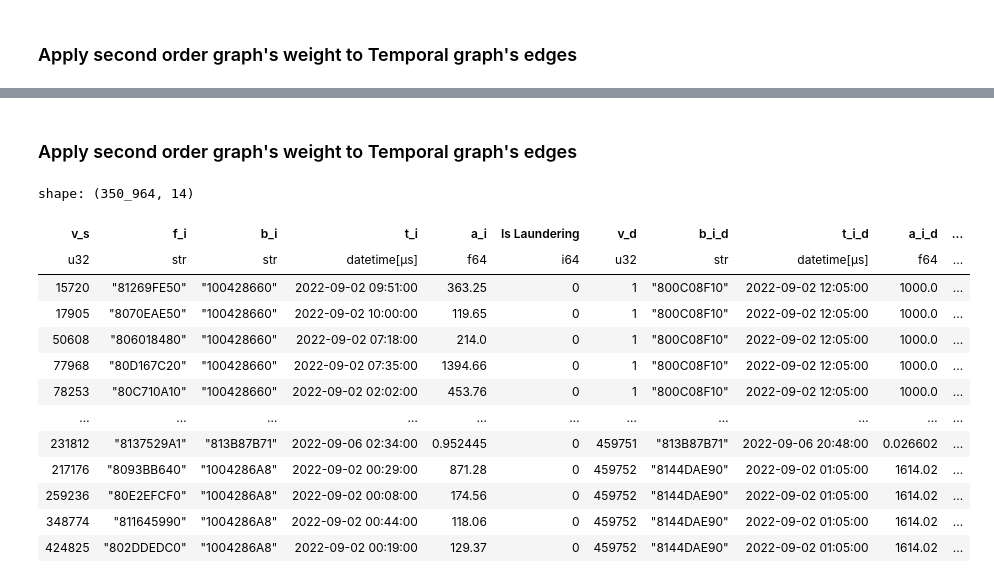
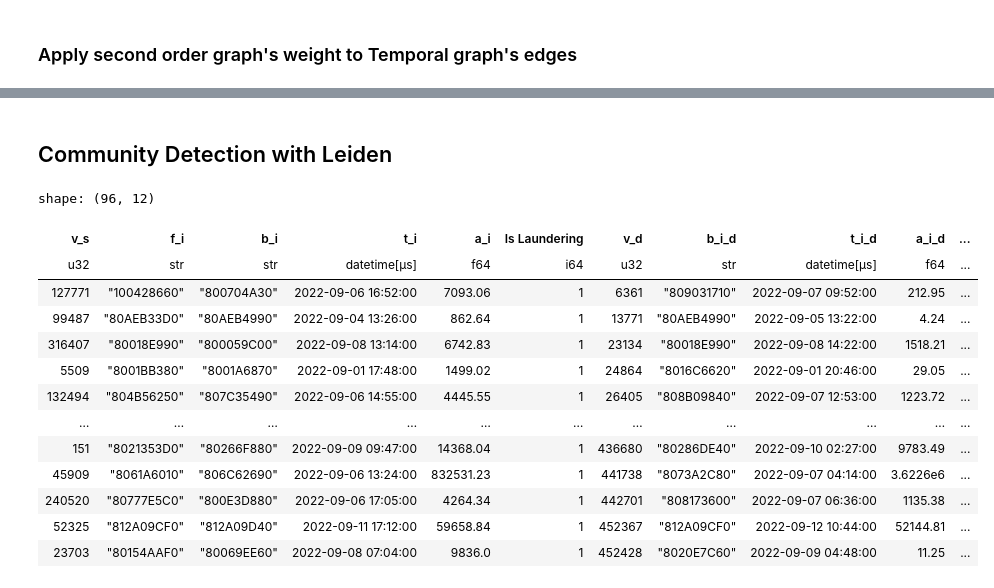
Before and after one commit to FrosBitz/KBTG-hackathon, a Jupyter notebook: EDA_memory_optim.ipynb, the cells around one changed output, grey strips where cells are left out. Drawn from its saved outputs; the diff is of its cells as text; code cells hidden in the pictures.

```diff
--- a/EDA_memory_optim.ipynb
+++ b/EDA_memory_optim.ipynb
@@ -516,17 +400,0 @@ shape: (5, 2)
-# %%
-s_edges_with_weight = s_edges_with_count.join(
-    denom_P,
-    on="v_s",
-    how="left"
-).join(
-    denom_P_prime,
-    on="v_d",
-    how="left"
-).with_columns([
-    (pl.col("spec_count") / pl.col("s_to_any")).alias("P"),
-    (pl.col("spec_count") / pl.col("any_to_d")).alias("P_prime")
-]).with_columns([
-    (pl.max_horizontal([pl.col("P"), pl.col("P_prime")])).alias("weight")
-]).select([
-    "v_s", "v_d", "spec_count", "s_to_any", "any_to_d", "P", "P_prime", "weight"
-])
@@ -548,2 +400,0 @@ shape: (5, 8)
-# %% [markdown]
-### Apply second order graph's weight to Temporal graph's edges
@@ -562,17 +401,34 @@ edges_with_weight = edges.with_columns([
-# %%
-edges_with_weight.filter(pl.col("weight").is_null()).collect()
-# %% [output]
-shape: (350_964, 14)
-| v_s | f_i | b_i | t_i | a_i | Is Laundering | v_d | b_i_d | t_i_d | a_i_d | ... |
-| u32 | str | str | datetime[μs] | f64 | i64 | u32 | str | datetime[μs] | f64 | ... |
-| 15720 | "81269FE50" | "100428660" | 2022-09-02 09:51:00 | 363.25 | 0 | 1 | "800C08F10" | 2022-09-02 12:05:00 | 1000.0 | ... |
-| 17905 | "8070EAE50" | "100428660" | 2022-09-02 10:00:00 | 119.65 | 0 | 1 | "800C08F10" | 2022-09-02 12:05:00 | 1000.0 | ... |
-| 50608 | "806018480" | "100428660" | 2022-09-02 07:18:00 | 214.0 | 0 | 1 | "800C08F10" | 2022-09-02 12:05:00 | 1000.0 | ... |
-| 77968 | "80D167C20" | "100428660" | 2022-09-02 07:35:00 | 1394.66 | 0 | 1 | "800C08F10" | 2022-09-02 12:05:00 | 1000.0 | ... |
-| 78253 | "80C710A10" | "100428660" | 2022-09-02 02:02:00 | 453.76 | 0 | 1 | "800C08F10" | 2022-09-02 12:05:00 | 1000.0 | ... |
-| … | … | … | … | … | … | … | … | … | … | ... |
-| 231812 | "8137529A1" | "813B87B71" | 2022-09-06 02:34:00 | 0.952445 | 0 | 459751 | "813B87B71" | 2022-09-06 20:48:00 | 0.026602 | ... |
-| 217176 | "8093BB640" | "1004286A8" | 2022-09-02 00:29:00 | 871.28 | 0 | 459752 | "8144DAE90" | 2022-09-02 01:05:00 | 1614.02 | ... |
-| 259236 | "80E2EFCF0" | "1004286A8" | 2022-09-02 00:08:00 | 174.56 | 0 | 459752 | "8144DAE90" | 2022-09-02 01:05:00 | 1614.02 | ... |
-| 348774 | "811645990" | "1004286A8" | 2022-09-02 00:44:00 | 118.06 | 0 | 459752 | "8144DAE90" | 2022-09-02 01:05:00 | 1614.02 | ... |
-| 424825 | "802DDEDC0" | "1004286A8" | 2022-09-02 00:19:00 | 129.37 | 0 | 459752 | "8144DAE90" | 2022-09-02 01:05:00 | 1614.02 | ... |
+# %%
+edges_with_weight = edges.with_columns([
+    pl.concat_str([pl.col("f_i"), pl.col("b_i")], separator="->").alias("tx_s"),
+    pl.concat_str([pl.col("b_i"), pl.col("b_i_d")], separator="->").alias("tx_d")
+]).join(
+    s_edges_with_weight.select([
+        "v_s", "v_d", "weight"
+    ]),
+    left_on=["tx_s", "tx_d"],
+    right_on=["v_s", "v_d"],
+    how="left"
+# )
+).drop([
+    "tx_s", "tx_d"
+])
+# %% [markdown]
+## Community Detection with Leiden
+# %%
+edges_with_weight.collect().filter(pl.col("Is Laundering") == 1)
+# %% [output]
+shape: (96, 12)
+| v_s | f_i | b_i | t_i | a_i | Is Laundering | v_d | b_i_d | t_i_d | a_i_d | ... |
+| u32 | str | str | datetime[μs] | f64 | i64 | u32 | str | datetime[μs] | f64 | ... |
+| 127771 | "100428660" | "800704A30" | 2022-09-06 16:52:00 | 7093.06 | 1 | 6361 | "809031710" | 2022-09-07 09:52:00 | 212.95 | ... |
+| 99487 | "80AEB33D0" | "80AEB4990" | 2022-09-04 13:26:00 | 862.64 | 1 | 13771 | "80AEB4990" | 2022-09-05 13:22:00 | 4.24 | ... |
+| 316407 | "80018E990" | "800059C00" | 2022-09-08 13:14:00 | 6742.83 | 1 | 23134 | "80018E990" | 2022-09-08 14:22:00 | 1518.21 | ... |
+| 5509 | "8001BB380" | "8001A6870" | 2022-09-01 17:48:00 | 1499.02 | 1 | 24864 | "8016C6620" | 2022-09-01 20:46:00 | 29.05 | ... |
+| 132494 | "804B56250" | "807C35490" | 2022-09-06 14:55:00 | 4445.55 | 1 | 26405 | "808B09840" | 2022-09-07 12:53:00 | 1223.72 | ... |
+| … | … | … | … | … | … | … | … | … | … | ... |
+| 151 | "8021353D0" | "80266F880" | 2022-09-09 09:47:00 | 14368.04 | 1 | 436680 | "80286DE40" | 2022-09-10 02:27:00 | 9783.49 | ... |
+| 45909 | "8061A6010" | "806C62690" | 2022-09-06 13:24:00 | 832531.23 | 1 | 441738 | "8073A2C80" | 2022-09-07 04:14:00 | 3.6226e6 | ... |
+| 240520 | "80777E5C0" | "800E3D880" | 2022-09-06 17:05:00 | 4264.34 | 1 | 442701 | "808173600" | 2022-09-07 06:36:00 | 1135.38 | ... |
+| 52325 | "812A09CF0" | "812A09D40" | 2022-09-11 17:12:00 | 59658.84 | 1 | 452367 | "812A09CF0" | 2022-09-12 10:44:00 | 52144.81 | ... |
+| 23703 | "80154AAF0" | "80069EE60" | 2022-09-08 07:04:00 | 9836.0 | 1 | 452428 | "8020E7C60" | 2022-09-09 04:48:00 | 11.25 | ... |
```
Also changed, not shown: parts of 58 cells of this notebook, 2 other files.
